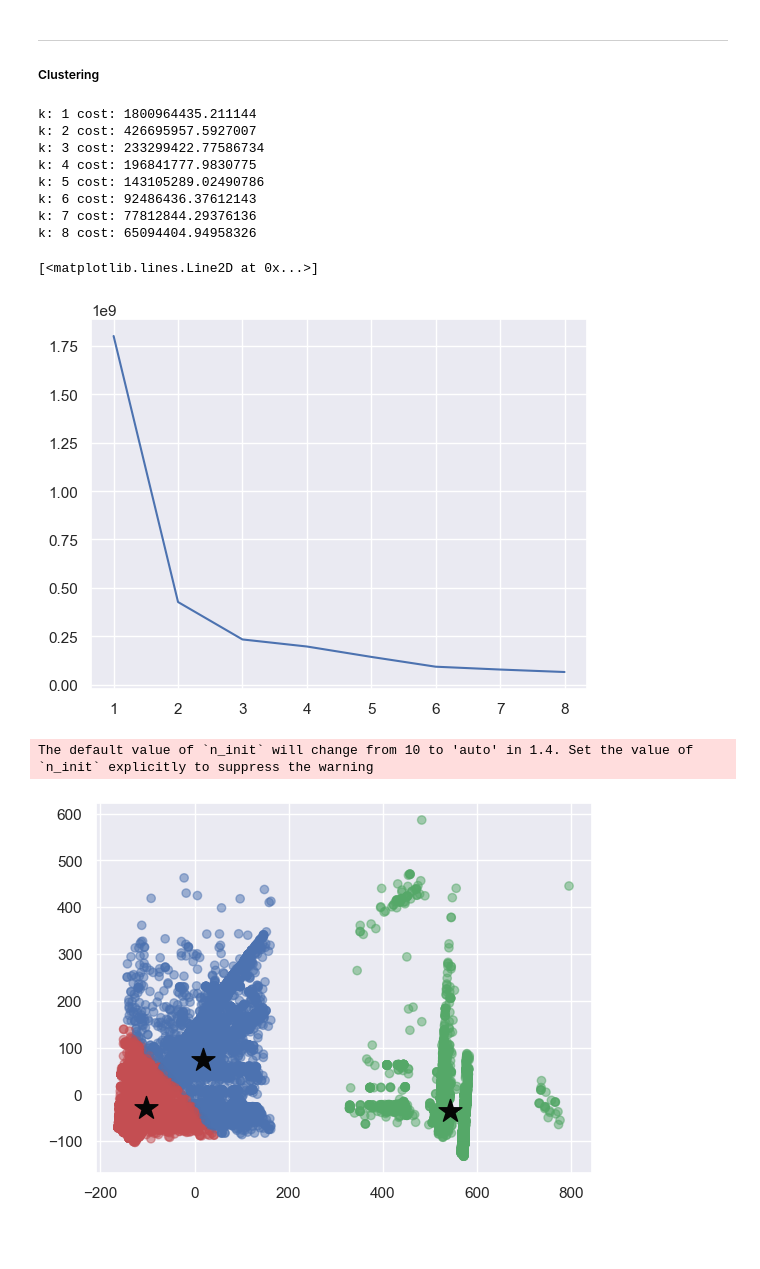
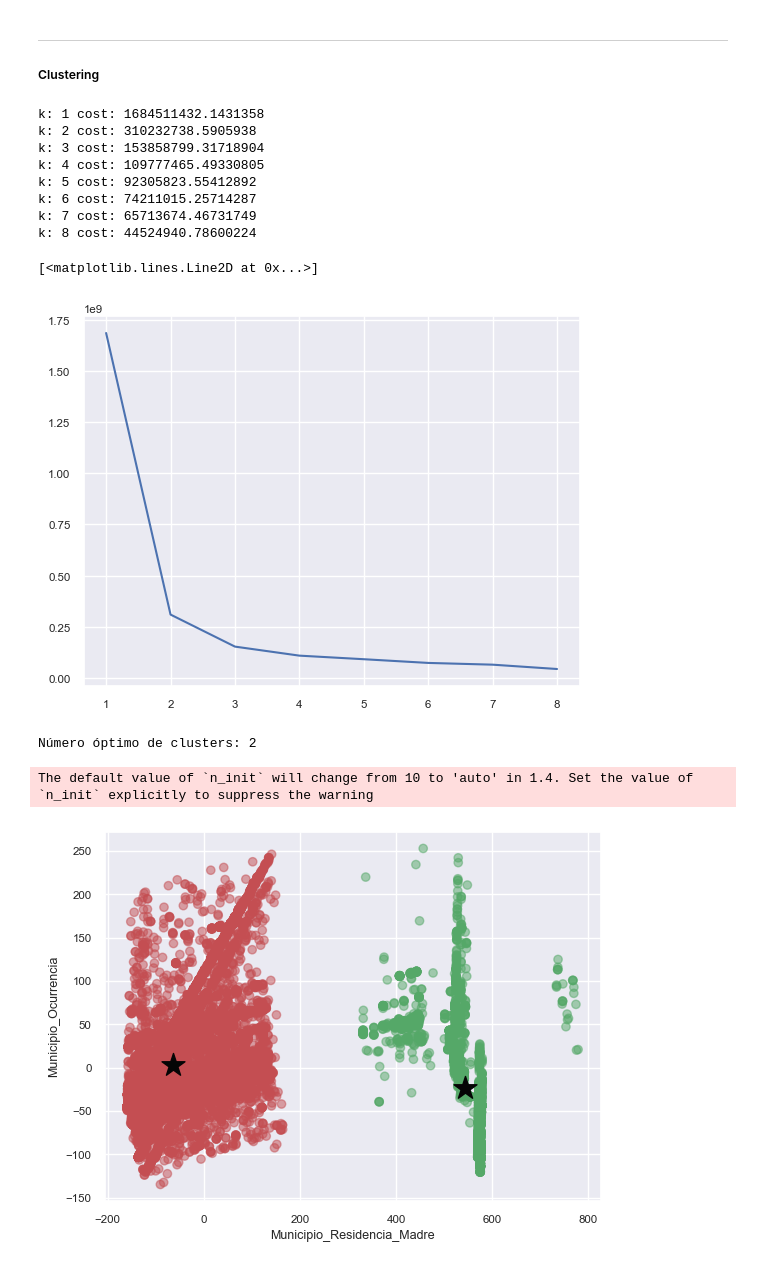
Before and after one commit to stefanoaragoni/mineria_proyecto, a Jupyter notebook: Analisis_exploratorio.ipynb, the cells around one changed output. Saved outputs shown, nothing was run; the diff lists cells and outputs as text; code cells hidden in the pictures; blank space fills up the shorter version.

```diff
--- a/Analisis_exploratorio.ipynb
+++ b/Analisis_exploratorio.ipynb
@@ -849,0 +817,8 @@ The default value of numeric_only in DataFrame.corr is deprecated. In a future v
+# %%
+# eliminar columnas de "registro" y "Año"
+vars = defunciones.drop(['Municipio_Registro', 'Mes_Registro', 'Mes_Ocurrencia', 'Día_Ocurrencia', 'Departamento_Registro', 'Año_Registro', 'Año_Ocurrencia'], axis=1)
+
+# matriz de correlación variables numericas y categoricas
+# SNS heatmap tamaño grande
+plt.figure(figsize=(20,20))
+sns.heatmap(vars.corr(), annot=True, fmt='.2f', cmap='coolwarm')
@@ -852,8 +831,6 @@ The default value of numeric_only in DataFrame.corr is deprecated. In a future v
 ##### Clustering
 # %%
 from sklearn.cluster import KMeans
-from sklearn.decomposition import PCA
-
 
 # Determinar la mejor cnatidad de clusters a través de Within-Cluster Sum of Squares (WSS)
 def calculate_WSS(points, kmax=10):
@@ -874,11 +851,10 @@ def calculate_WSS(points, kmax=10):
 
   return sse
 
-
-# PCA implementation
-pca = PCA(n_components=2)
-pca.fit(X_principal)
-pca_data = pca.transform(X_principal)
+pca = PCA(n_components = 2)
+pca_data = pca.fit_transform(vars)
+pca_data_dataframe = pd.DataFrame(pca_data)
+pca_data_dataframe.columns = ['P1', 'P2']
 
 # Grafica de codo
 sse = calculate_WSS(pca_data, kmax=8)
@@ -889,36 +865,58 @@ ax = plt.axes()
 x_plot = list(range(1,9))
 ax.plot(x_plot, sse)
 # %% [output]
-k: 1 cost: 1800964435.211144
-k: 2 cost: 426695957.5927007
-k: 3 cost: 233299422.77586734
-k: 4 cost: 196841777.9830775
-k: 5 cost: 143105289.02490786
-k: 6 cost: 92486436.37612143
-k: 7 cost: 77812844.29376136
-k: 8 cost: 65094404.94958326
+k: 1 cost: 1684511432.1431358
+k: 2 cost: 310232738.5905938
+k: 3 cost: 153858799.31718904
+k: 4 cost: 109777465.49330805
+k: 5 cost: 92305823.55412892
+k: 6 cost: 74211015.25714287
+k: 7 cost: 65713674.46731749
+k: 8 cost: 44524940.78600224
 [<matplotlib.lines.Line2D at 0x...>]
-[figure, old version]
+[figure, new version]
+# %%
+import pandas as pd
+from kneed import KneeLocator
+
+from sklearn.cluster import KMeans
+
+distortions = []
+for i in range(1, 11):
+    # Creamos un modelo KMeans con k clusters
+    kmeans = KMeans(n_clusters=i, random_state=0, n_init="auto")
+    kmeans.fit(pca_data)
+    distortions.append(kmeans.inertia_)
+
+# Obtener el número óptimo de clusters
+kl = KneeLocator(range(1, 11), distortions, curve='convex', direction='decreasing')
+print("Número óptimo de clusters:", kl.elbow)
+# %% [output]
+Número óptimo de clusters: 2
 # %%
 # Calcular los centroides y los índices de asignación de clúster
-kmeans = KMeans(n_clusters=3, random_state=0).fit(pca_data)
+kmeans = KMeans(n_clusters=2, random_state=0).fit(pca_data)
 centroids = kmeans.cluster_centers_
 cluster_assignments = kmeans.labels_
 
 fig = plt.figure()
 ax = fig.add_subplot(111)
 
 # Assign different colors to each cluster
 colors = ['r', 'g', 'b', 'c', 'm', 'y', 'k', 'b']
 cluster_colors = [colors[i] for i in cluster_assignments]
 
+# add x, y labels
+plt.xlabel('Municipio_Residencia_Madre')
+plt.ylabel('Municipio_Ocurrencia')
+
 # Plot the data points
 ax.scatter(pca_data[:, 0], pca_data[:, 1], c=cluster_colors, alpha=0.5)
 
 # Plot the centroids
 ax.scatter(centroids[:, 0], centroids[:, 1], marker='*', s=300, c='#050505', alpha=1)
 
 plt.show()
 # %% [output]
 The default value of `n_init` will change from 10 to 'auto' in 1.4. Set the value of `n_init` explicitly to suppress the warning
-[figure, old version]
+[figure, new version]
```
Also changed, not shown: parts of 7 cells of this notebook.
